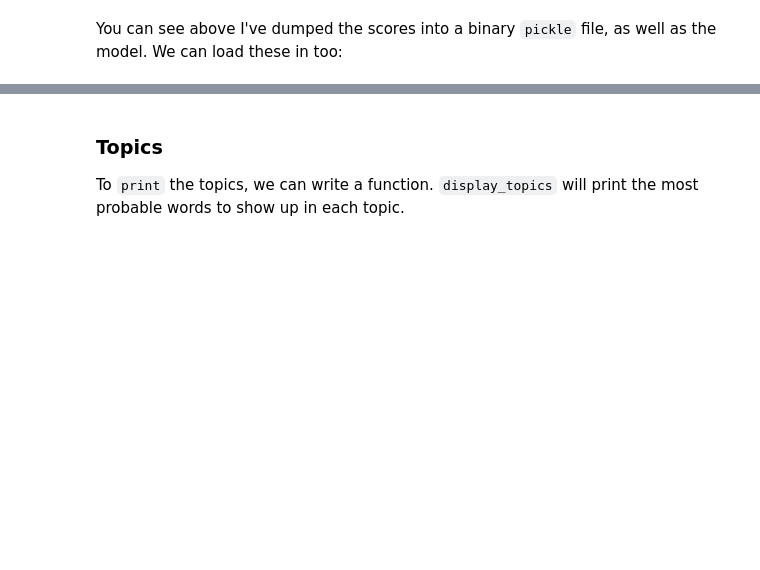
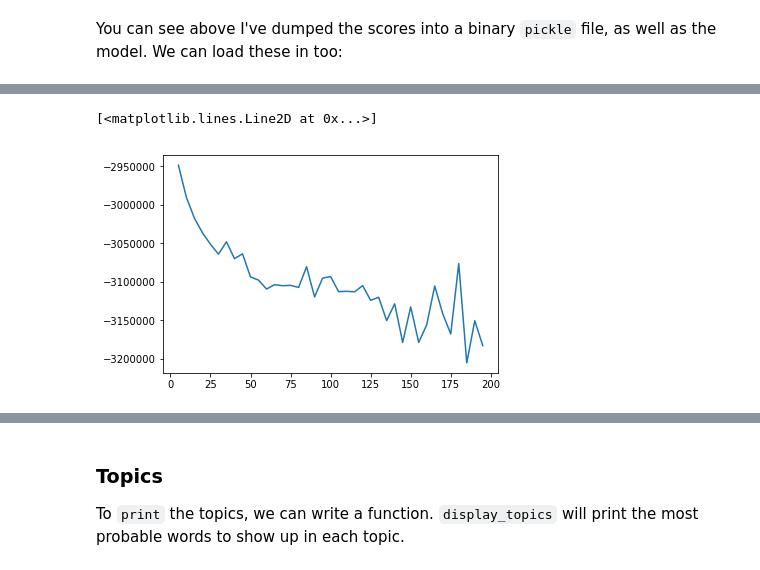
Before and after one commit to henchc/Rediscovering-Text-as-Data, a Jupyter notebook: 09-Topic-Modeling/01-Topic-Modeling.ipynb, the cells around one changed output, grey strips where cells are left out. Drawn from its saved outputs; the diff is of its cells as text; code cells hidden in the pictures; blank space fills up the shorter version.

```diff
--- a/09-Topic-Modeling/01-Topic-Modeling.ipynb
+++ b/09-Topic-Modeling/01-Topic-Modeling.ipynb
@@ -200,0 +291,5 @@ lda = pickle.load(open('model.pkl', 'rb'))
+# %%
+plt.plot(try_topic_n, [x[1] for x in scores])
+# %% [output]
+[<matplotlib.lines.Line2D at 0x...>]
+[figure, added]
```
Also changed, not shown: parts of 19 cells of this notebook.
